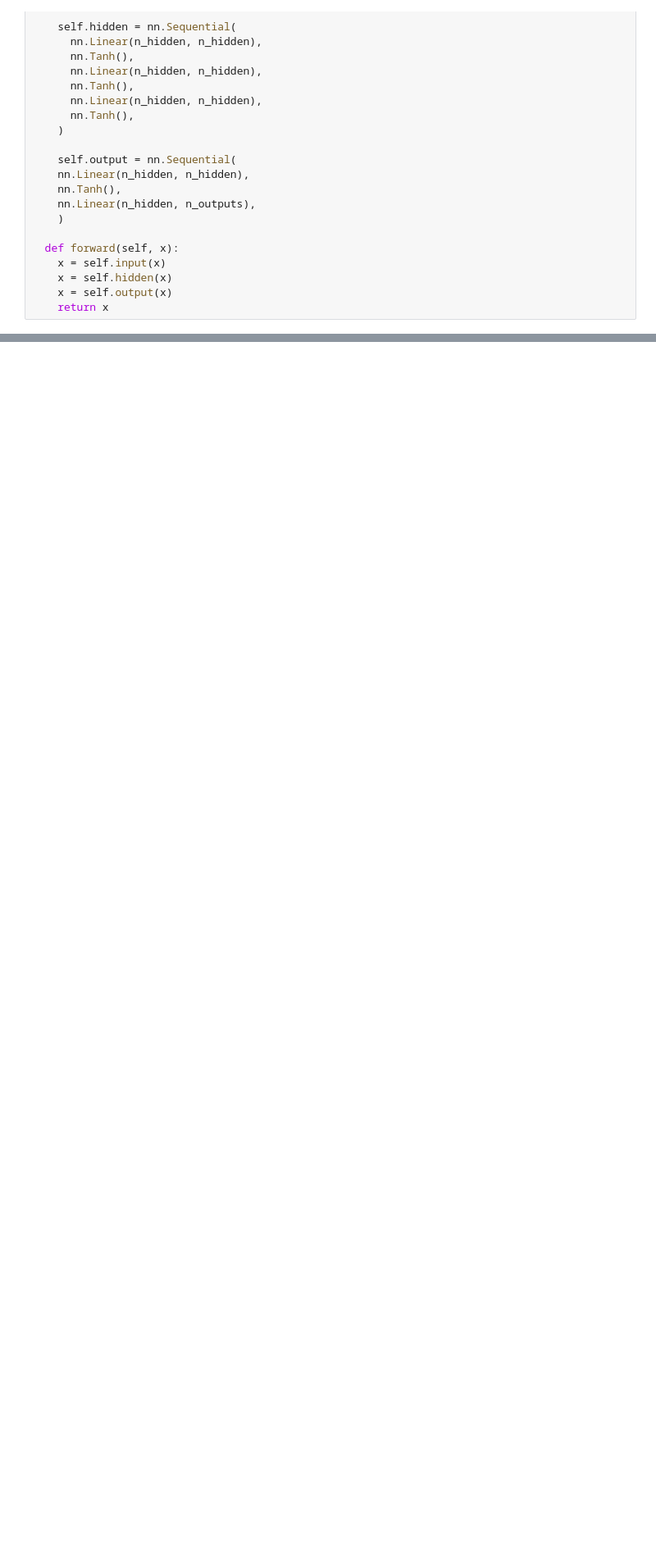
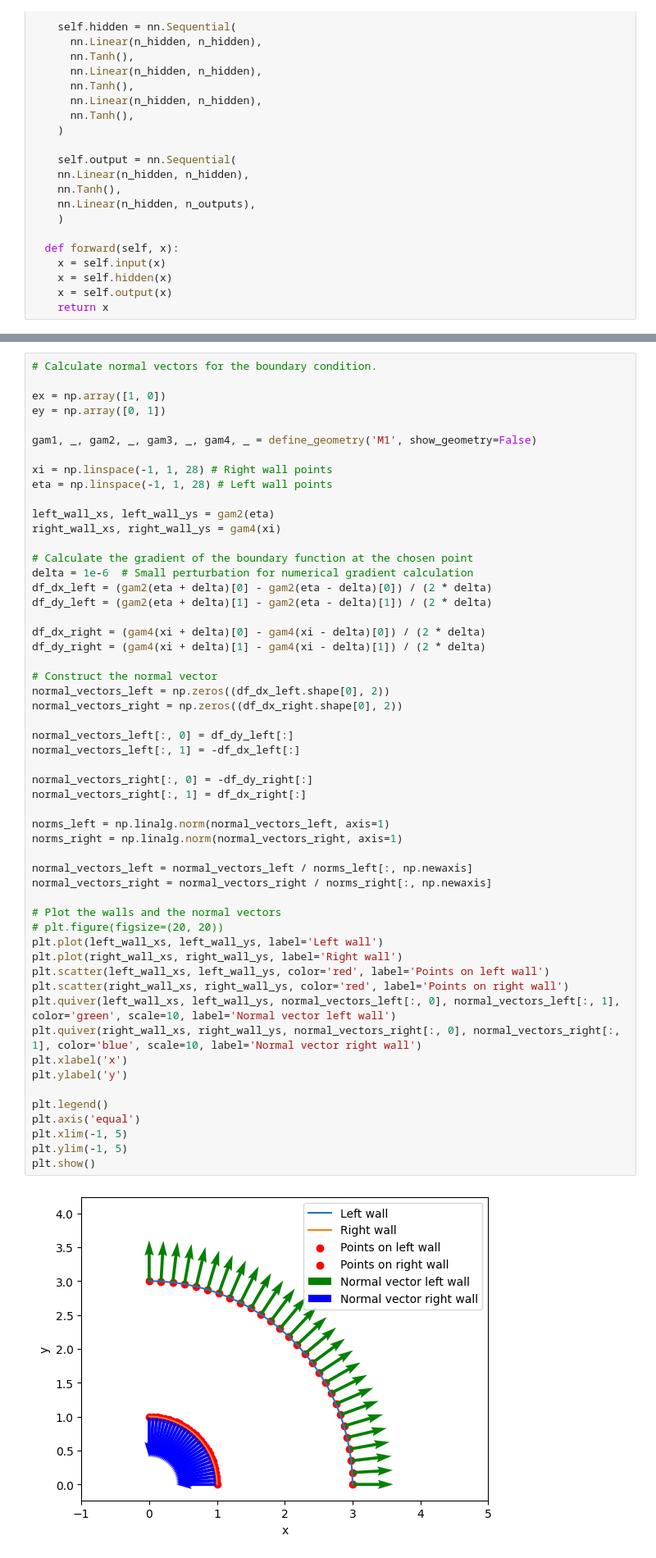
Before and after one commit to ahallback/DTU-PINN-project, a Jupyter notebook: 2D_channel_pinn.ipynb, the cells around one changed output, grey strips where cells are left out. Shown: that part at 82% size. Drawn from its saved outputs; the diff is of its cells as text; blank space fills up the shorter version.

```diff
--- a/2D_channel_pinn.ipynb
+++ b/2D_channel_pinn.ipynb
@@ -180,0 +158,56 @@ for i in range(200000):
+# %%
+# Calculate normal vectors for the boundary condition.
+
+ex = np.array([1, 0])
+ey = np.array([0, 1])
+
+gam1, _, gam2, _, gam3, _, gam4, _ = define_geometry('M1', show_geometry=False)
+
+xi = np.linspace(-1, 1, 28) # Right wall points
+eta = np.linspace(-1, 1, 28) # Left wall points
+
+left_wall_xs, left_wall_ys = gam2(eta)
+right_wall_xs, right_wall_ys = gam4(xi)
+
+# Calculate the gradient of the boundary function at the chosen point
+delta = 1e-6  # Small perturbation for numerical gradient calculation
+df_dx_left = (gam2(eta + delta)[0] - gam2(eta - delta)[0]) / (2 * delta)
+df_dy_left = (gam2(eta + delta)[1] - gam2(eta - delta)[1]) / (2 * delta)
+
+df_dx_right = (gam4(xi + delta)[0] - gam4(xi - delta)[0]) / (2 * delta)
+df_dy_right = (gam4(xi + delta)[1] - gam4(xi - delta)[1]) / (2 * delta)
+
+# Construct the normal vector
+normal_vectors_left = np.zeros((df_dx_left.shape[0], 2))
+normal_vectors_right = np.zeros((df_dx_right.shape[0], 2))
+
+normal_vectors_left[:, 0] = df_dy_left[:]
+normal_vectors_left[:, 1] = -df_dx_left[:]
+
+normal_vectors_right[:, 0] = -df_dy_right[:]
+normal_vectors_right[:, 1] = df_dx_right[:]
+
+norms_left = np.linalg.norm(normal_vectors_left, axis=1)
+norms_right = np.linalg.norm(normal_vectors_right, axis=1)
+
+normal_vectors_left = normal_vectors_left / norms_left[:, np.newaxis]
+normal_vectors_right = normal_vectors_right / norms_right[:, np.newaxis]
+
+# Plot the walls and the normal vectors
+# plt.figure(figsize=(20, 20))
+plt.plot(left_wall_xs, left_wall_ys, label='Left wall')
+plt.plot(right_wall_xs, right_wall_ys, label='Right wall')
+plt.scatter(left_wall_xs, left_wall_ys, color='red', label='Points on left wall')
+plt.scatter(right_wall_xs, right_wall_ys, color='red', label='Points on right wall')
+plt.quiver(left_wall_xs, left_wall_ys, normal_vectors_left[:, 0], normal_vectors_left[:, 1], color='green', scale=10, label='Normal vector left wall')
+plt.quiver(right_wall_xs, right_wall_ys, normal_vectors_right[:, 0], normal_vectors_right[:, 1], color='blue', scale=10, label='Normal vector right wall')
+plt.xlabel('x')
+plt.ylabel('y')
+
+plt.legend()
+plt.axis('equal')
+plt.xlim(-1, 5)
+plt.ylim(-1, 5)
+plt.show()
+# %% [output]
+[figure, added]
```
Also changed, not shown: parts of 14 cells of this notebook.
